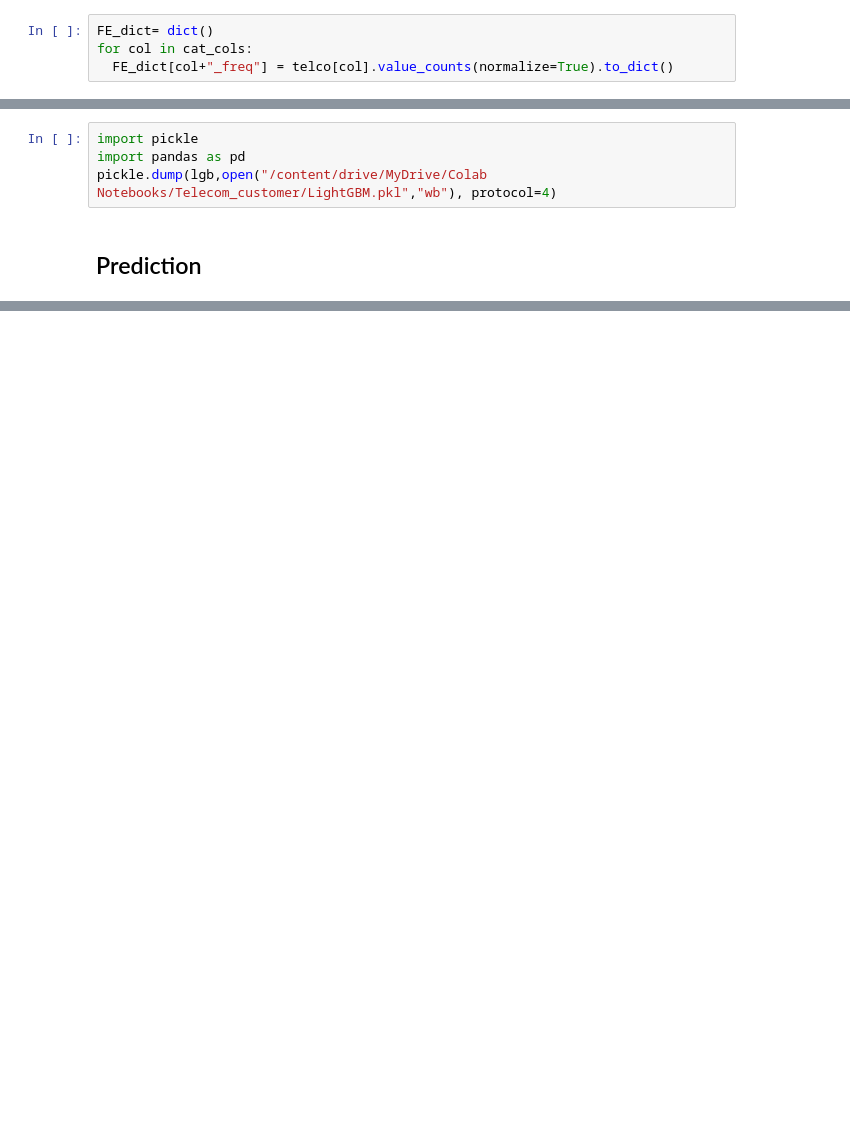
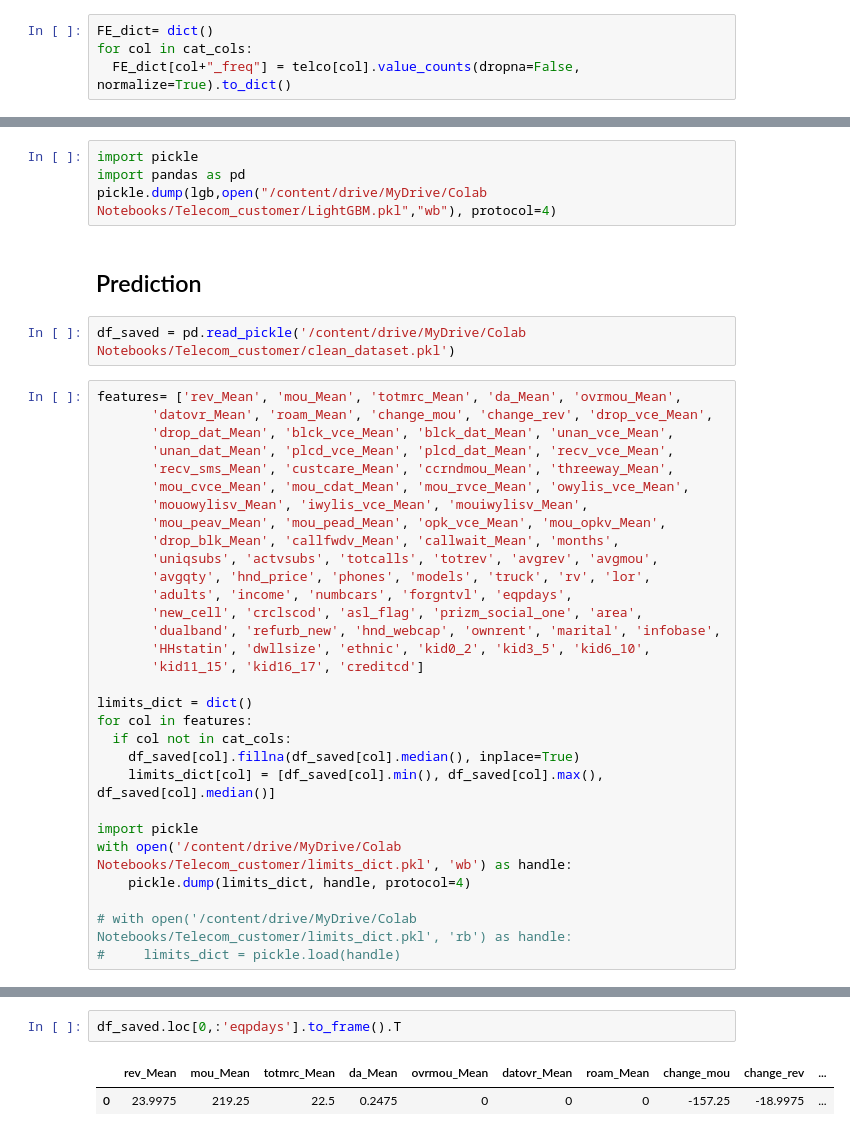
Before and after one commit to fidanfatih/Telecom_Company_Churn_Project, a Jupyter notebook: customer_churn_project_son.ipynb, the cells around one changed output, grey strips where cells are left out. Drawn from its saved outputs; the diff is of its cells as text; blank space fills up the shorter version.

Commit message:
Colaboratory kullanılarak oluşturuldu

```diff
--- a/customer_churn_project_son.ipynb
+++ b/customer_churn_project_son.ipynb
@@ -775,7 +777,7 @@ telco.shape
 # %%
 FE_dict= dict()
 for col in cat_cols:
-  FE_dict[col+"_freq"] = telco[col].value_counts(normalize=True).to_dict()
+  FE_dict[col+"_freq"] = telco[col].value_counts(dropna=False, normalize=True).to_dict()
 # %%
 import pickle
 with open('/content/drive/MyDrive/Colab Notebooks/Telecom_customer/FE_dict.pkl', 'wb') as handle:
@@ -1146,3 +1248,35 @@ import pandas as pd
 pickle.dump(lgb,open("/content/drive/MyDrive/Colab Notebooks/Telecom_customer/LightGBM.pkl","wb"), protocol=4)
 # %% [markdown]
 ## Prediction
+# %%
+df_saved = pd.read_pickle('/content/drive/MyDrive/Colab Notebooks/Telecom_customer/clean_dataset.pkl')
+# %%
+features= ['rev_Mean', 'mou_Mean', 'totmrc_Mean', 'da_Mean', 'ovrmou_Mean',
+       'datovr_Mean', 'roam_Mean', 'change_mou', 'change_rev', 'drop_vce_Mean',
+       'drop_dat_Mean', 'blck_vce_Mean', 'blck_dat_Mean', 'unan_vce_Mean',
+       'unan_dat_Mean', 'plcd_vce_Mean', 'plcd_dat_Mean', 'recv_vce_Mean',
+       'recv_sms_Mean', 'custcare_Mean', 'ccrndmou_Mean', 'threeway_Mean',
+       'mou_cvce_Mean', 'mou_cdat_Mean', 'mou_rvce_Mean', 'owylis_vce_Mean',
+       'mouowylisv_Mean', 'iwylis_vce_Mean', 'mouiwylisv_Mean',
+       'mou_peav_Mean', 'mou_pead_Mean', 'opk_vce_Mean', 'mou_opkv_Mean',
+       'drop_blk_Mean', 'callfwdv_Mean', 'callwait_Mean', 'months',
+       'uniqsubs', 'actvsubs', 'totcalls', 'totrev', 'avgrev', 'avgmou',
+       'avgqty', 'hnd_price', 'phones', 'models', 'truck', 'rv', 'lor',
+       'adults', 'income', 'numbcars', 'forgntvl', 'eqpdays',
+       'new_cell', 'crclscod', 'asl_flag', 'prizm_social_one', 'area',
+       'dualband', 'refurb_new', 'hnd_webcap', 'ownrent', 'marital', 'infobase',
+       'HHstatin', 'dwllsize', 'ethnic', 'kid0_2', 'kid3_5', 'kid6_10',
+       'kid11_15', 'kid16_17', 'creditcd']
+
+limits_dict = dict()
+for col in features:
+  if col not in cat_cols:
+    df_saved[col].fillna(df_saved[col].median(), inplace=True)
+    limits_dict[col] = [df_saved[col].min(), df_saved[col].max(), df_saved[col].median()]
+
+import pickle
+with open('/content/drive/MyDrive/Colab Notebooks/Telecom_customer/limits_dict.pkl', 'wb') as handle:
+    pickle.dump(limits_dict, handle, protocol=4)
+
+# with open('/content/drive/MyDrive/Colab Notebooks/Telecom_customer/limits_dict.pkl', 'rb') as handle:
+#     limits_dict = pickle.load(handle)
@@ -1149 +1304,6 @@ pickle.dump(lgb,open("/content/drive/MyDrive/Colab Notebooks/Telecom_customer/Li
+# %%
+df_saved.loc[0,:'eqpdays'].to_frame().T
+# %% [output]
+|  | rev_Mean | mou_Mean | totmrc_Mean | da_Mean | ovrmou_Mean | datovr_Mean | roam_Mean | change_mou | change_rev | ... |
+| 0 | 23.9975 | 219.25 | 22.5 | 0.2475 | 0 | 0 | 0 | -157.25 | -18.9975 | ... |
 # %%
```
Also changed, not shown: parts of 55 cells of this notebook.
